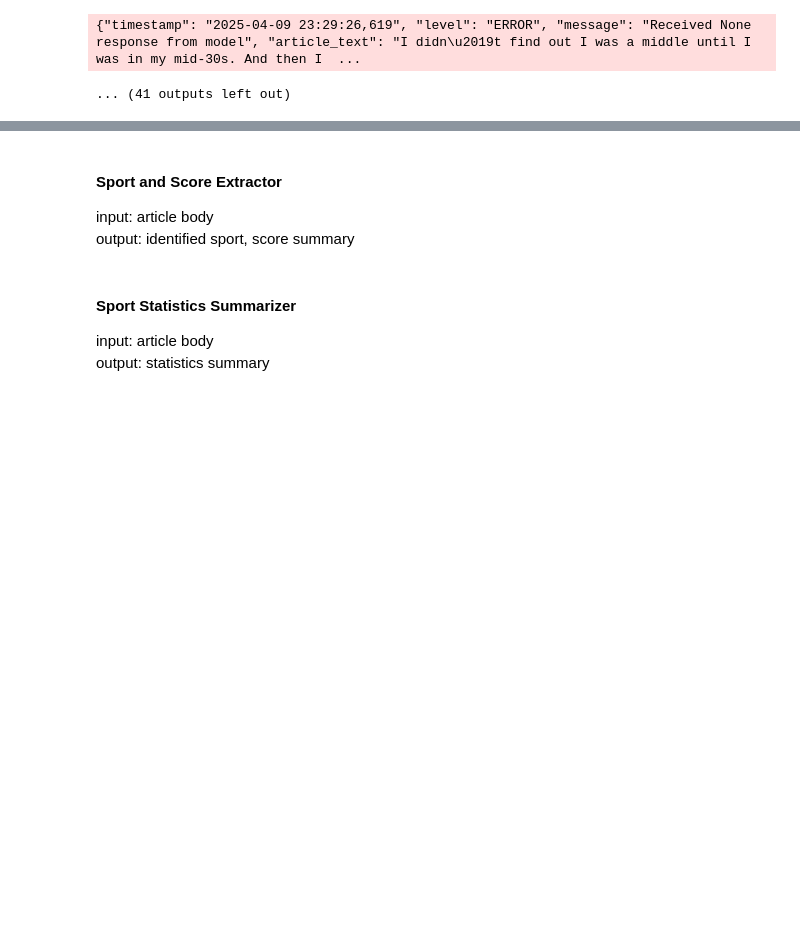
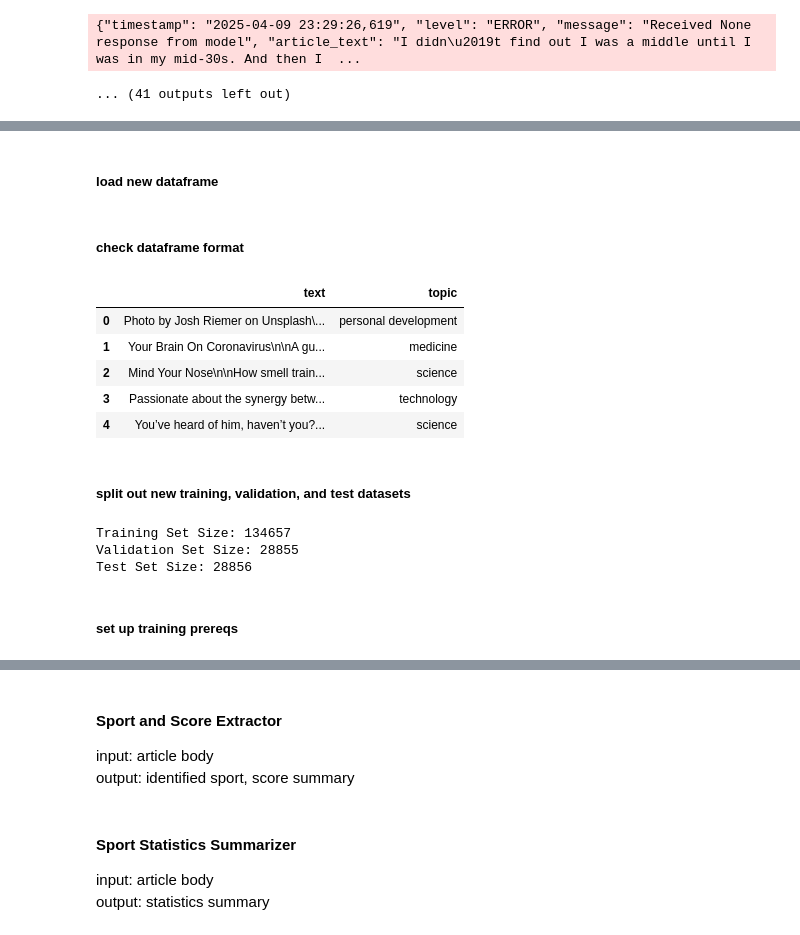
Before and after one commit to m-dunbar/article-parsing-toolset, a Jupyter notebook: Project-3.Article_Parsing_Toolset.ipynb, the cells around one changed output, grey strips where cells are left out. Saved outputs shown, nothing was run; the diff lists cells and outputs as text; code cells hidden in the pictures; blank space fills up the shorter version.

```diff
--- a/Project-3.Article_Parsing_Toolset.ipynb
+++ b/Project-3.Article_Parsing_Toolset.ipynb
@@ -729,0 +753,37 @@ Next, train a less expensive model like BERT to perform the Topic identification
+# %% [markdown]
+##### load new dataframe
+# %%
+bert_df = pd.read_csv('./data/medium.article.topic.csv')
+# %% [markdown]
+##### check dataframe format
+# %%
+# Display first few rows
+bert_df.head()
+# %% [output]
+|  | text | topic |
+| 0 | Photo by Josh Riemer on Unsplash\... | personal development |
+| 1 | Your Brain On Coronavirus\n\nA gu... | medicine |
+| 2 | Mind Your Nose\n\nHow smell train... | science |
+| 3 | Passionate about the synergy betw... | technology |
+| 4 | You’ve heard of him, haven’t you?... | science |
+# %% [markdown]
+##### split out new training, validation, and test datasets
+# %%
+from sklearn.model_selection import train_test_split
+
+# Split into training and temp (validation + test) set (70% train, 30% temp)
+train, temp = train_test_split(bert_df, test_size=0.3, random_state=42)
+
+# Split the temp set into validation and test set (50% validation, 50% test of the 30%)
+validate, test = train_test_split(temp, test_size=0.5, random_state=42)
+
+# Print counts of rows in each set
+print(f"Training Set Size: {train.shape[0]}")
+print(f"Validation Set Size: {validate.shape[0]}")
+print(f"Test Set Size: {test.shape[0]}")
+# %% [output]
+Training Set Size: 134657
+Validation Set Size: 28855
+Test Set Size: 28856
+# %% [markdown]
+##### set up training prereqs
```
Also changed, not shown: parts of 22 cells of this notebook.
